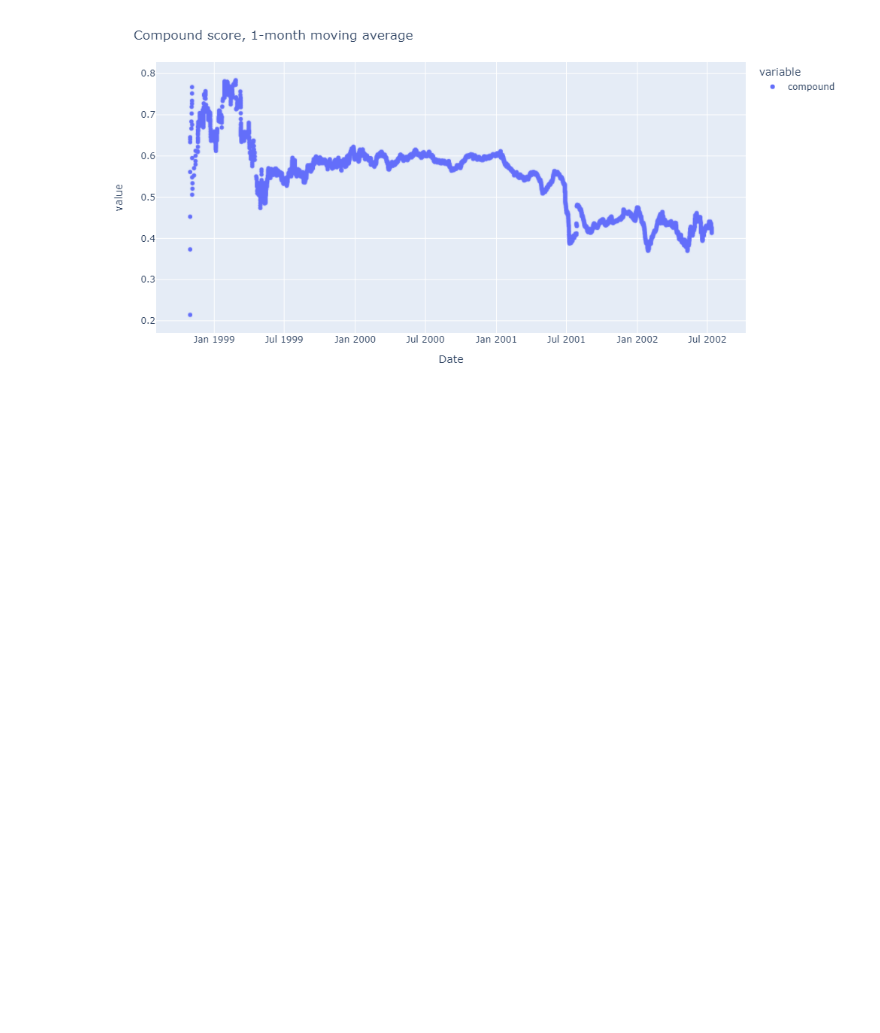
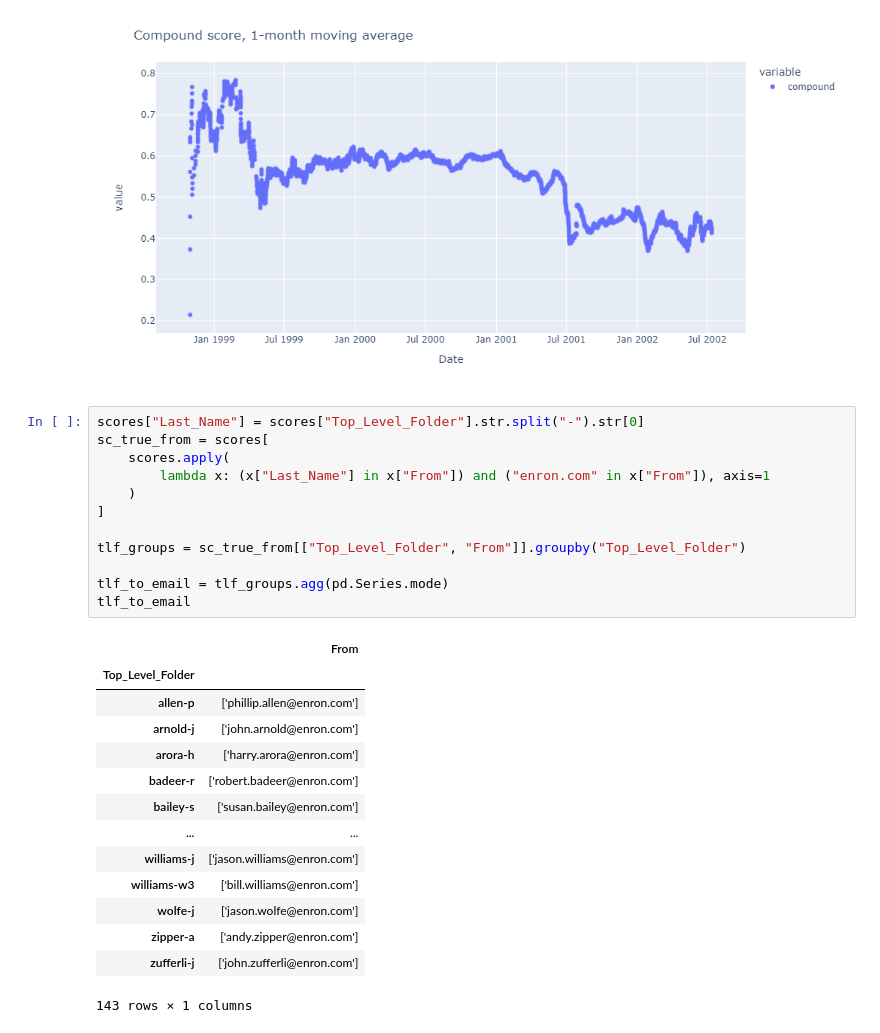
Before and after one commit to FlorinAndrei/enron-sentiment-analysis, a Jupyter notebook: visualize.ipynb, the cells around one changed output. Cells and saved outputs as stored; diff of their text form; blank space fills up the shorter version.

```diff
--- a/visualize.ipynb
+++ b/visualize.ipynb
@@ -90,3 +87,30 @@ px.scatter(
 )
 # %% [output]
 [figure]
+# %%
+scores["Last_Name"] = scores["Top_Level_Folder"].str.split("-").str[0]
+sc_true_from = scores[
+    scores.apply(
+        lambda x: (x["Last_Name"] in x["From"]) and ("enron.com" in x["From"]), axis=1
+    )
+]
+
+tlf_groups = sc_true_from[["Top_Level_Folder", "From"]].groupby("Top_Level_Folder")
+
+tlf_to_email = tlf_groups.agg(pd.Series.mode)
+tlf_to_email
+# %% [output]
+|  | From |
+| Top_Level_Folder |  |
+| allen-p | ['phillip.allen@enron.com'] |
+| arnold-j | ['john.arnold@enron.com'] |
+| arora-h | ['harry.arora@enron.com'] |
+| badeer-r | ['robert.badeer@enron.com'] |
+| bailey-s | ['susan.bailey@enron.com'] |
+| ... | ... |
+| williams-j | ['jason.williams@enron.com'] |
+| williams-w3 | ['bill.williams@enron.com'] |
+| wolfe-j | ['jason.wolfe@enron.com'] |
+| zipper-a | ['andy.zipper@enron.com'] |
+| zufferli-j | ['john.zufferli@enron.com'] |
+143 rows × 1 columns
```
Also changed, not shown: parts of 4 cells of this notebook.
